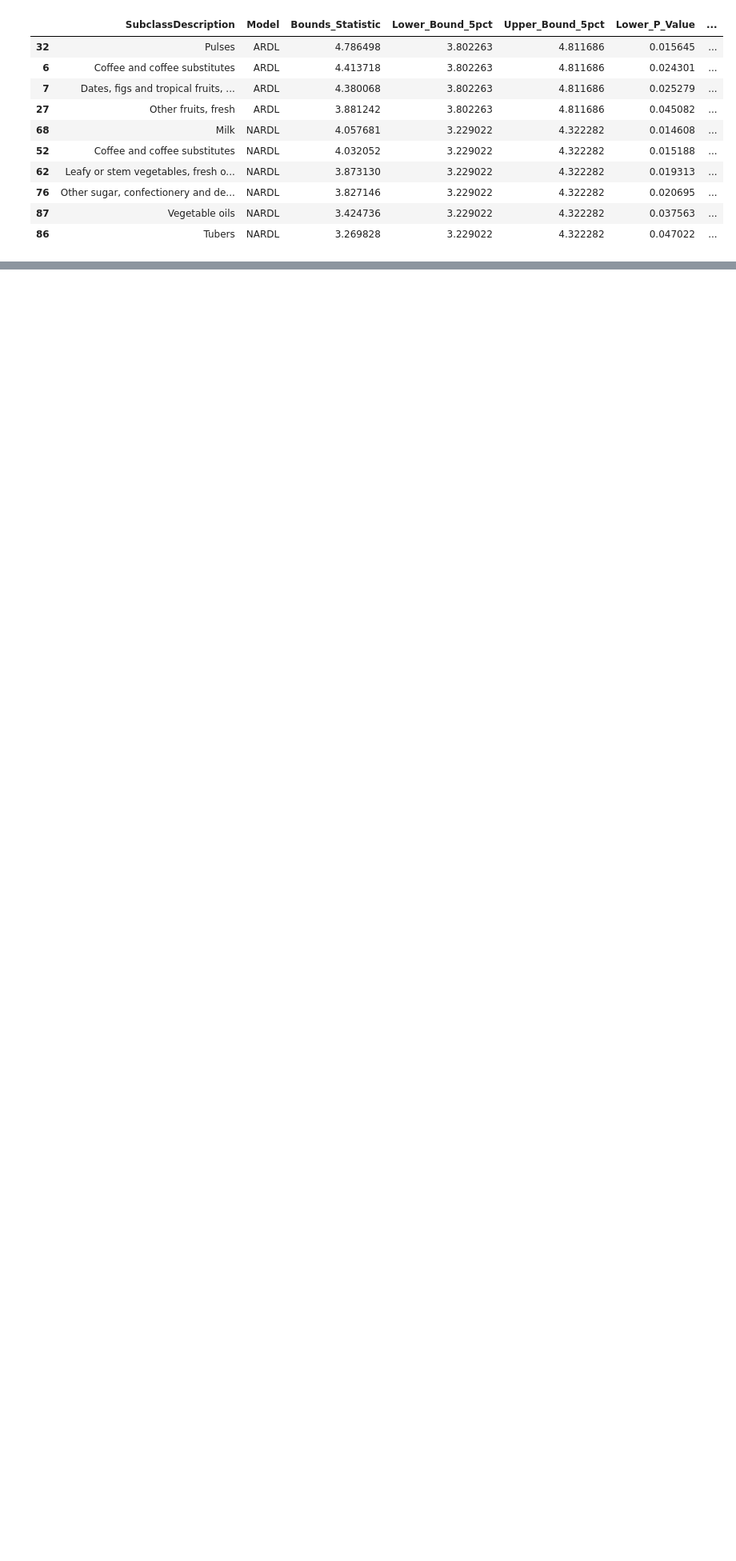
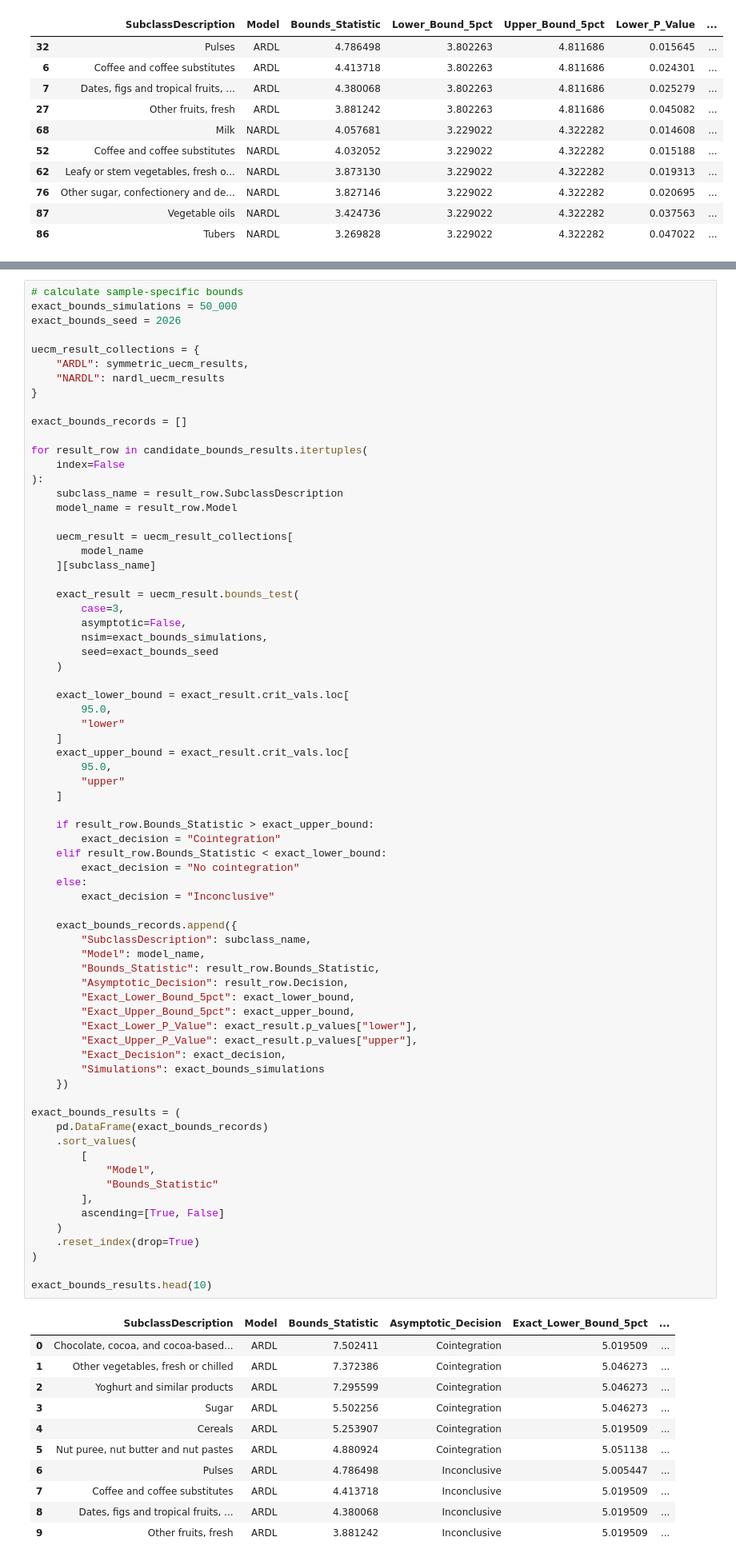
Before and after one commit to MasindiManaga/ERPT_ML_Research, a Jupyter notebook: notebooks/06_Econometric_Modelling.ipynb, the cells around one changed output, grey strips where cells are left out. Shown at 80% size. Saved outputs shown, nothing was run; the diff lists cells and outputs as text; blank space fills up the shorter version.

```diff
--- a/notebooks/06_Econometric_Modelling.ipynb
+++ b/notebooks/06_Econometric_Modelling.ipynb
@@ -1624,0 +1669,83 @@ The ten inconclusive models require sample-specific bounds before their final cl
+# %%
+# calculate sample-specific bounds
+exact_bounds_simulations = 50_000
+exact_bounds_seed = 2026
+
+uecm_result_collections = {
+    "ARDL": symmetric_uecm_results,
+    "NARDL": nardl_uecm_results
+}
+
+exact_bounds_records = []
+
+for result_row in candidate_bounds_results.itertuples(
+    index=False
+):
+    subclass_name = result_row.SubclassDescription
+    model_name = result_row.Model
+
+    uecm_result = uecm_result_collections[
+        model_name
+    ][subclass_name]
+
+    exact_result = uecm_result.bounds_test(
+        case=3,
+        asymptotic=False,
+        nsim=exact_bounds_simulations,
+        seed=exact_bounds_seed
+    )
+
+    exact_lower_bound = exact_result.crit_vals.loc[
+        95.0,
+        "lower"
+    ]
+    exact_upper_bound = exact_result.crit_vals.loc[
+        95.0,
+        "upper"
+    ]
+
+    if result_row.Bounds_Statistic > exact_upper_bound:
+        exact_decision = "Cointegration"
+    elif result_row.Bounds_Statistic < exact_lower_bound:
+        exact_decision = "No cointegration"
+    else:
+        exact_decision = "Inconclusive"
+
+    exact_bounds_records.append({
+        "SubclassDescription": subclass_name,
+        "Model": model_name,
+        "Bounds_Statistic": result_row.Bounds_Statistic,
+        "Asymptotic_Decision": result_row.Decision,
+        "Exact_Lower_Bound_5pct": exact_lower_bound,
+        "Exact_Upper_Bound_5pct": exact_upper_bound,
+        "Exact_Lower_P_Value": exact_result.p_values["lower"],
+        "Exact_Upper_P_Value": exact_result.p_values["upper"],
+        "Exact_Decision": exact_decision,
+        "Simulations": exact_bounds_simulations
+    })
+
+exact_bounds_results = (
+    pd.DataFrame(exact_bounds_records)
+    .sort_values(
+        [
+            "Model",
+            "Bounds_Statistic"
+        ],
+        ascending=[True, False]
+    )
+    .reset_index(drop=True)
+)
+
+exact_bounds_results.head(10)
+# %% [output]
+|  | SubclassDescription | Model | Bounds_Statistic | Asymptotic_Decision | Exact_Lower_Bound_5pct | ... |
+| 0 | Chocolate, cocoa, and cocoa-based... | ARDL | 7.502411 | Cointegration | 5.019509 | ... |
+| 1 | Other vegetables, fresh or chilled | ARDL | 7.372386 | Cointegration | 5.046273 | ... |
+| 2 | Yoghurt and similar products | ARDL | 7.295599 | Cointegration | 5.046273 | ... |
+| 3 | Sugar | ARDL | 5.502256 | Cointegration | 5.046273 | ... |
+| 4 | Cereals | ARDL | 5.253907 | Cointegration | 5.019509 | ... |
+| 5 | Nut puree, nut butter and nut pastes | ARDL | 4.880924 | Cointegration | 5.051138 | ... |
+| 6 | Pulses | ARDL | 4.786498 | Inconclusive | 5.005447 | ... |
+| 7 | Coffee and coffee substitutes | ARDL | 4.413718 | Inconclusive | 5.019509 | ... |
+| 8 | Dates, figs and tropical fruits, ... | ARDL | 4.380068 | Inconclusive | 5.019509 | ... |
+| 9 | Other fruits, fresh | ARDL | 3.881242 | Inconclusive | 5.019509 | ... |
```
Also changed, not shown: parts of 14 cells of this notebook.
